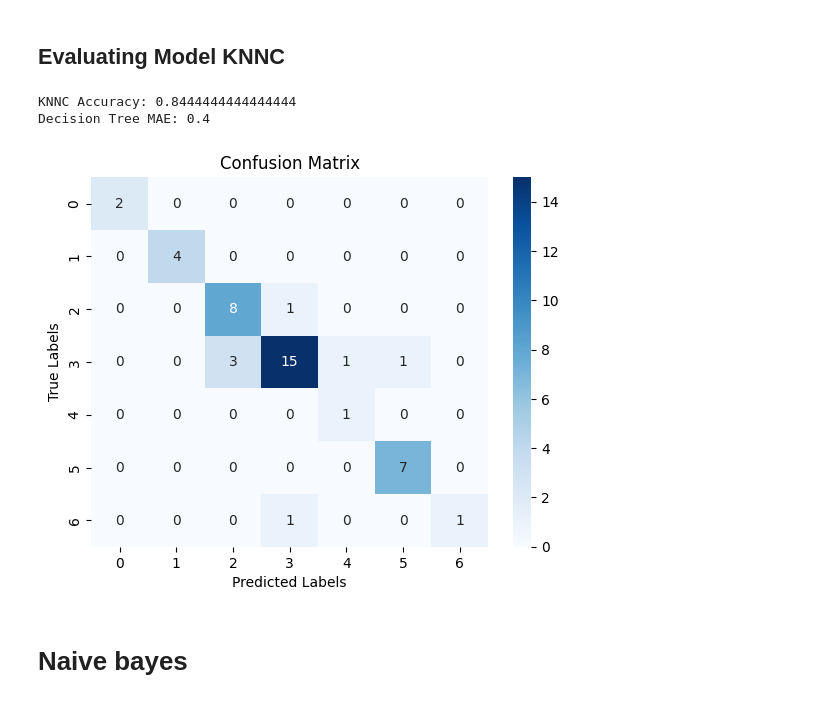
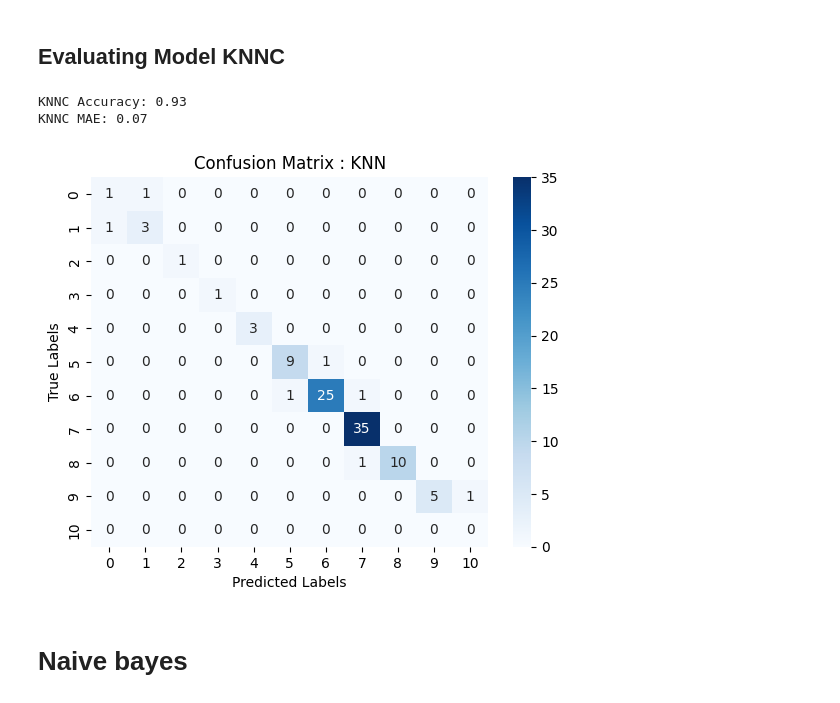
Before and after one commit to kittizz/water_quality_data_collection, a Jupyter notebook: water_quality_data_collection-v2.ipynb, the cells around one changed output. Saved outputs shown, nothing was run; the diff lists cells and outputs as text; code cells hidden in the pictures.

```diff
--- a/water_quality_data_collection-v2.ipynb
+++ b/water_quality_data_collection-v2.ipynb
@@ -51,7 +51,8 @@ csv_files = list()
 xls_files = list()
 for index in range(len(files)):
     file = files[index]
-    if "63" in file.name:
+
+    if "63" in str(file) or "62" in str(file):
         # if file.name.endswith(".csv"):
         #     csv_files.append(dataset_repo+urllib.parse.quote(str(file)))
         # if file.name.endswith(".xls"):
@@ -172,6 +174,8 @@ dtype: int64
 # เปลี่ยนชนิดข้อมูลให้เป็น float
 df = df.astype(float)
 
+# ปัดเศษ
+df['pH'] = df['pH'].round()
 # เปลี่ยนชนิดข้อมูลให้ pH เป็น int
 df['pH'] = df['pH'].astype(int)
 # %%
@@ -252,8 +256,8 @@ df_split_copy = df.copy()
 seed = 5712
 # แบ่งชุดข้อมูลออกเป็น test
 df_split, df_test = train_test_split(
-    df_split_copy, test_size=0.001, random_state=seed)
-
+    df_split_copy, test_size=0.01, random_state=seed)
+df_test = df_test[:100]
 # บ่งชุดข้อมูลออกเป็น  training
 df_train = df_split
 # %%
@@ -302,28 +306,28 @@ accuracy = accuracy_score(Y_test, Y_pred)
 
 print(f"KNNC Accuracy: {accuracy}")
 mean = mean_squared_error(Y_test, Y_pred)
-print(f"Decision Tree MAE: {mean}")
+print(f"KNNC MAE: {mean}")
 # %% [output]
-KNNC Accuracy: 0.8444444444444444
-Decision Tree MAE: 0.4
+KNNC Accuracy: 0.93
+KNNC MAE: 0.07
 # %%
 import matplotlib.pyplot as plt
 import seaborn as sns
 from sklearn.metrics import confusion_matrix
 
 
 # คำนวณ Confusion Matrix
 cm = confusion_matrix(Y_test, Y_pred)
 
 # แสดงผล Confusion Matrix ด้วย Heatmap
 plt.figure()
 sns.heatmap(cm, annot=True, cmap='Blues')
-plt.title('Confusion Matrix')
+plt.title('Confusion Matrix : KNN')
 plt.xlabel('Predicted Labels')
 plt.ylabel('True Labels')
 plt.show()
 # %% [output]
-[figure, old version]
+[figure, new version]
 # %% [markdown]
 # Naive bayes
 # %%
```
Also changed, not shown: parts of 14 cells of this notebook.
